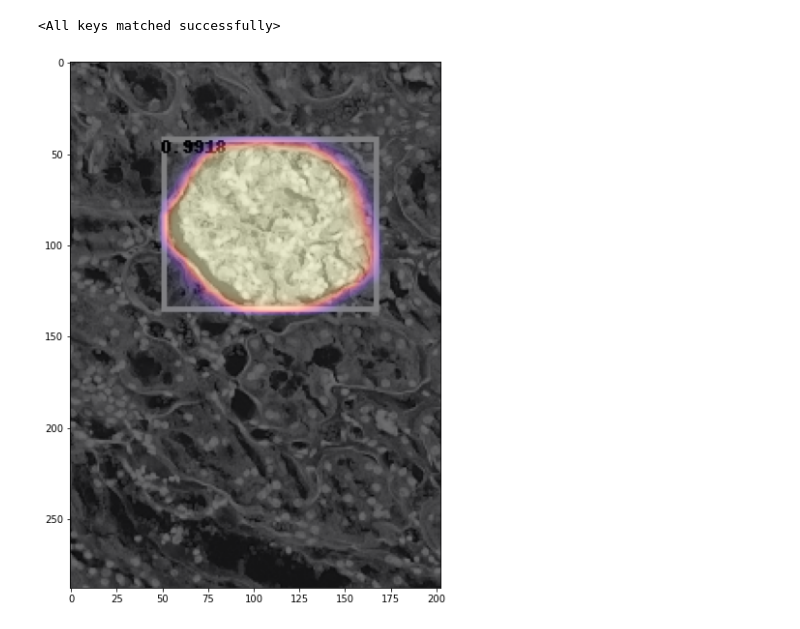
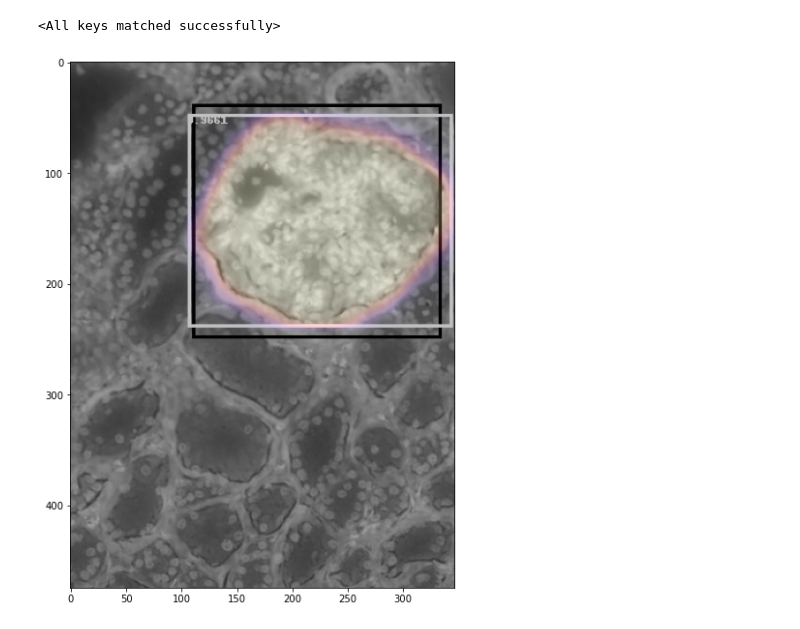
Before and after one commit to kathleenisrad/glomeruli-detection-and-segmentation, a Jupyter notebook: code/05-mask-rcnn-pytorch.ipynb, the cells around one changed output. Drawn from its saved outputs; the diff is of its cells as text; code cells hidden in the pictures.

Commit message:
fixed visualization

```diff
--- a/code/05-mask-rcnn-pytorch.ipynb
+++ b/code/05-mask-rcnn-pytorch.ipynb
@@ -226,31 +227,38 @@ loaded_model.load_state_dict(torch.load("../model/glomeruli_segmentation_model")
 # %% [output]
 <All keys matched successfully>
 # %%
-idx = 111
+idx = 115
 # pick one image from the test set
 img = dataset_test[idx][0]
+label_boxes = np.array(dataset_test[idx][1]["boxes"])
+
 # turn the test images from tensor arrays to PIL image
 x = img*255
 image = ToPILImage()(x)
-# put the model in evaluation mode
-model.eval()
+
+# put the model in evaluation model
+loaded_model.eval()
 with torch.no_grad():
-    prediction = model([img.to(device)])
+    prediction = loaded_model([img])
 
 draw = ImageDraw.Draw(image)
+for elem in range(len(label_boxes)):
+    draw.rectangle([(label_boxes[elem][0], label_boxes[elem][1]),
+    (label_boxes[elem][2], label_boxes[elem][3])],
+    outline ="black", width =3)
 
 for element in range(len(prediction[0]["boxes"])):
     boxes = prediction[0]["boxes"][element].cpu().numpy()
     score = np.round(prediction[0]["scores"][element].cpu().numpy(),
                     decimals= 4)
 
     mask = prediction[0]['masks'][element,0].cpu().numpy()
     if score > 0.8:
         draw.rectangle([(boxes[0], boxes[1]), (boxes[2], boxes[3])],
                         outline ='white', width =3)
-        draw.text((boxes[0], boxes[1]), text = str(score))
+        draw.text((boxes[0], boxes[1]), text = str(score), fill=255)
         plt.figure(figsize=[10,10])
         plt.imshow(image,cmap='gray')
-        plt.imshow(mask, cmap='magma', alpha=0.5)
+        plt.imshow(mask, cmap='magma', alpha=0.25)
 # %% [output]
-[figure, old version]
+[figure, new version]
```
Also changed, not shown: parts of 1 cell of this notebook.
